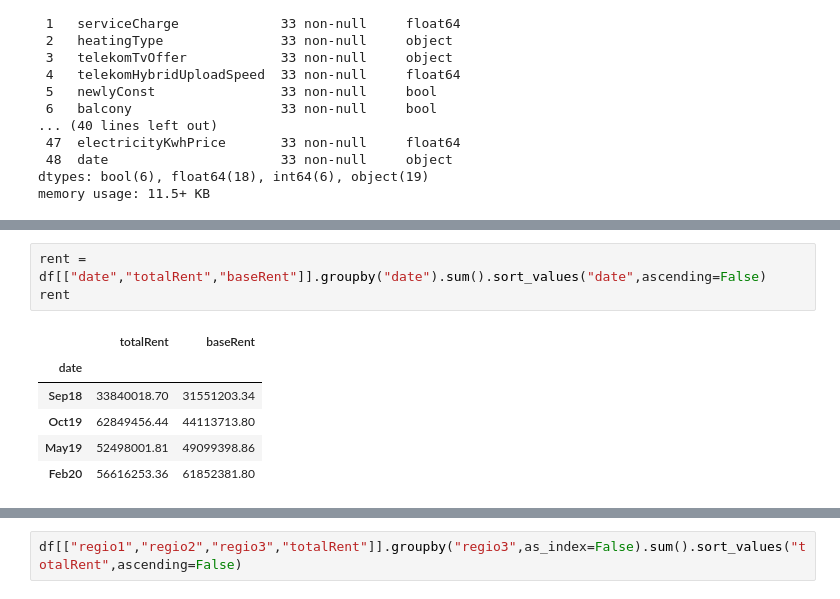
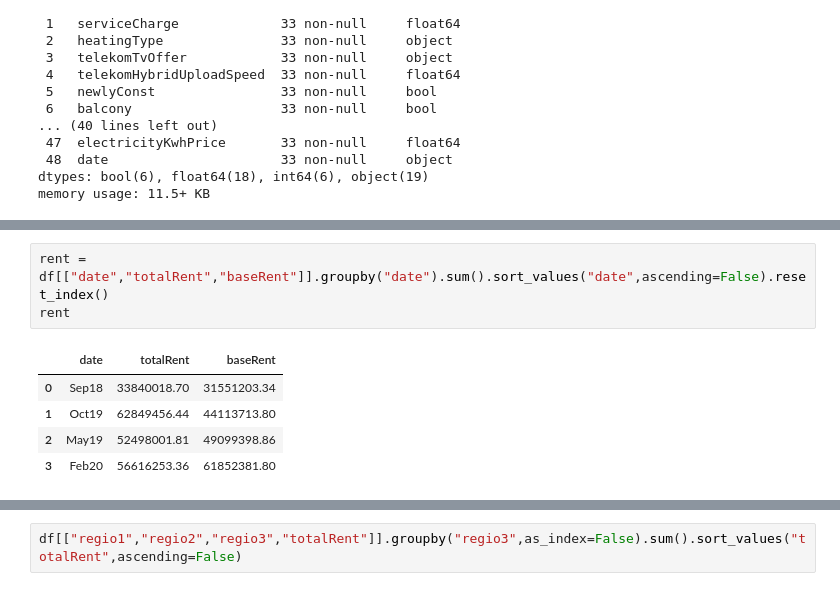
Before and after one commit to yuenfu001/Germany-EDA, a Jupyter notebook: EDA.ipynb, the cells around one changed output, grey strips where cells are left out. Drawn from its saved outputs; the diff is of its cells as text.

```diff
--- a/EDA.ipynb
+++ b/EDA.ipynb
@@ -91,10 +104,9 @@ delete.head()
 # %%
-rent = df[["date","totalRent","baseRent"]].groupby("date").sum().sort_values("date",ascending=False)
+rent = df[["date","totalRent","baseRent"]].groupby("date").sum().sort_values("date",ascending=False).reset_index()
 rent
 # %% [output]
-|  | totalRent | baseRent |
-| date |  |  |
-| Sep18 | 33840018.70 | 31551203.34 |
-| Oct19 | 62849456.44 | 44113713.80 |
-| May19 | 52498001.81 | 49099398.86 |
-| Feb20 | 56616253.36 | 61852381.80 |
+|  | date | totalRent | baseRent |
+| 0 | Sep18 | 33840018.70 | 31551203.34 |
+| 1 | Oct19 | 62849456.44 | 44113713.80 |
+| 2 | May19 | 52498001.81 | 49099398.86 |
+| 3 | Feb20 | 56616253.36 | 61852381.80 |
```
Also changed, not shown: parts of 15 cells of this notebook.
